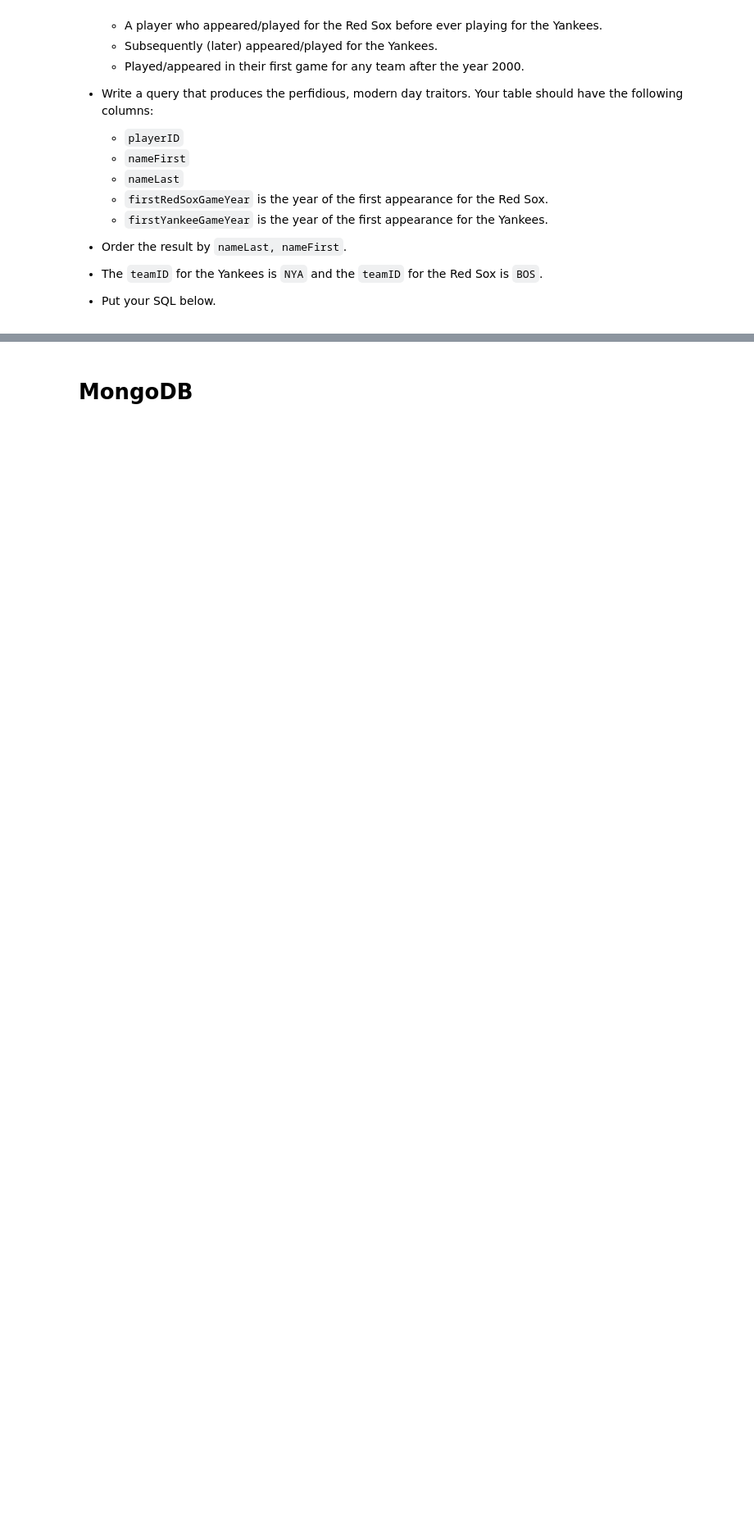
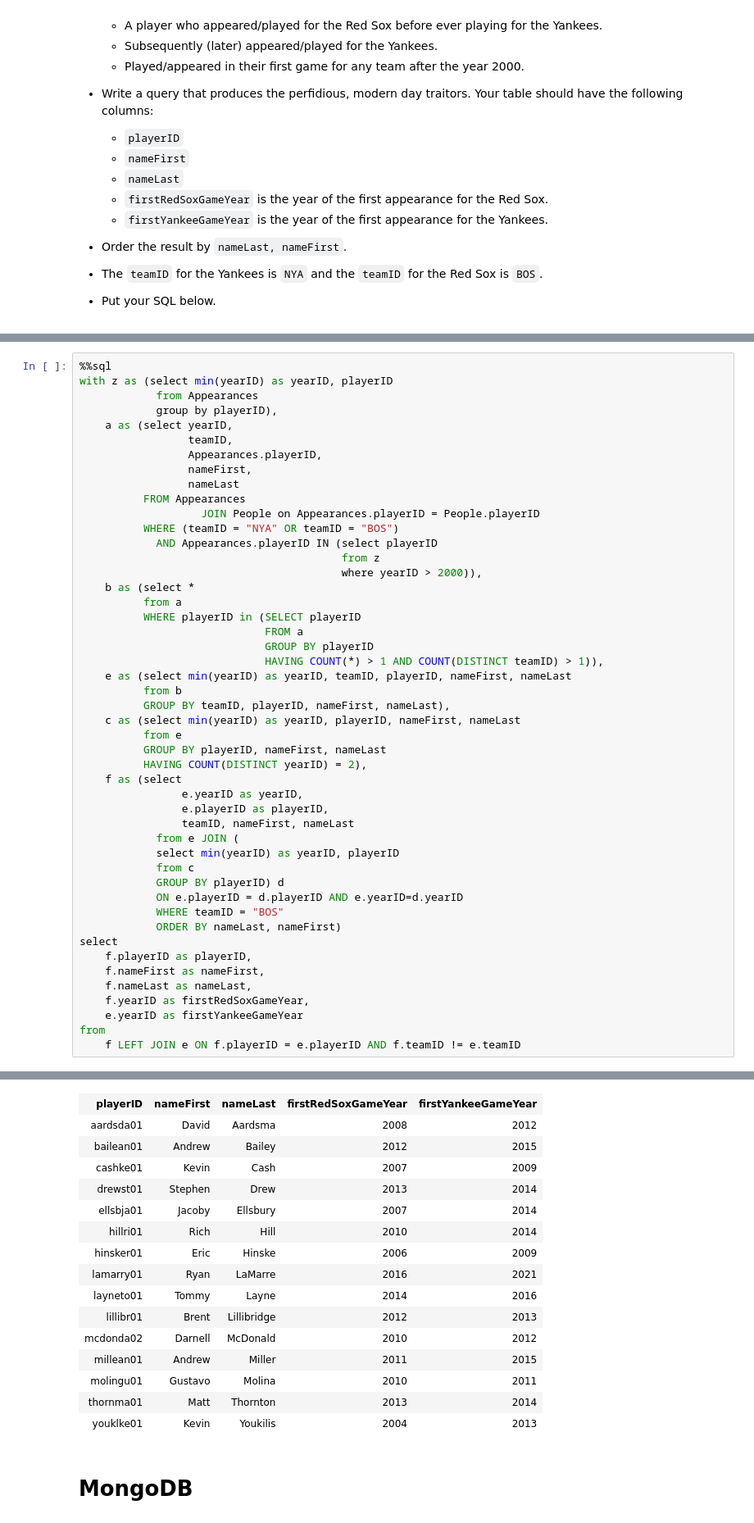
Before and after one commit to ChrisKye/CS4111_Final, a Jupyter notebook: practical/s23_w4111_final_exam.ipynb, the cells around one changed output, grey strips where cells are left out. Shown at 82% size. Cells and saved outputs as stored; diff of their text form; blank space fills up the shorter version.

```diff
--- a/practical/s23_w4111_final_exam.ipynb
+++ b/practical/s23_w4111_final_exam.ipynb
@@ -667,0 +675,49 @@ all_data_df
+# %%
+%%sql
+with z as (select min(yearID) as yearID, playerID
+            from Appearances
+            group by playerID),
+    a as (select yearID,
+                 teamID,
+                 Appearances.playerID,
+                 nameFirst,
+                 nameLast
+          FROM Appearances
+                   JOIN People on Appearances.playerID = People.playerID
+          WHERE (teamID = "NYA" OR teamID = "BOS")
+            AND Appearances.playerID IN (select playerID
+                                         from z
+                                         where yearID > 2000)),
+    b as (select *
+          from a
+          WHERE playerID in (SELECT playerID
+                             FROM a
+                             GROUP BY playerID
+                             HAVING COUNT(*) > 1 AND COUNT(DISTINCT teamID) > 1)),
+    e as (select min(yearID) as yearID, teamID, playerID, nameFirst, nameLast
+          from b
+          GROUP BY teamID, playerID, nameFirst, nameLast),
+    c as (select min(yearID) as yearID, playerID, nameFirst, nameLast
+          from e
+          GROUP BY playerID, nameFirst, nameLast
+          HAVING COUNT(DISTINCT yearID) = 2),
+    f as (select
+                e.yearID as yearID,
+                e.playerID as playerID,
+                teamID, nameFirst, nameLast
+            from e JOIN (
+            select min(yearID) as yearID, playerID
+            from c
+            GROUP BY playerID) d
+            ON e.playerID = d.playerID AND e.yearID=d.yearID
+            WHERE teamID = "BOS"
+            ORDER BY nameLast, nameFirst)
+select
+    f.playerID as playerID,
+    f.nameFirst as nameFirst,
+    f.nameLast as nameLast,
+    f.yearID as firstRedSoxGameYear,
+    e.yearID as firstYankeeGameYear
+from
+    f LEFT JOIN e ON f.playerID = e.playerID AND f.teamID != e.teamID
+# %% [output]
@@ -668,3 +726,19 @@ all_data_df
+| playerID | nameFirst | nameLast | firstRedSoxGameYear | firstYankeeGameYear |
+| aardsda01 | David | Aardsma | 2008 | 2012 |
+| bailean01 | Andrew | Bailey | 2012 | 2015 |
+| cashke01 | Kevin | Cash | 2007 | 2009 |
+| drewst01 | Stephen | Drew | 2013 | 2014 |
+| ellsbja01 | Jacoby | Ellsbury | 2007 | 2014 |
+| hillri01 | Rich | Hill | 2010 | 2014 |
+| hinsker01 | Eric | Hinske | 2006 | 2009 |
+| lamarry01 | Ryan | LaMarre | 2016 | 2021 |
+| layneto01 | Tommy | Layne | 2014 | 2016 |
+| lillibr01 | Brent | Lillibridge | 2012 | 2013 |
+| mcdonda02 | Darnell | McDonald | 2010 | 2012 |
+| millean01 | Andrew | Miller | 2011 | 2015 |
+| molingu01 | Gustavo | Molina | 2010 | 2011 |
+| thornma01 | Matt | Thornton | 2013 | 2014 |
+| youklke01 | Kevin | Youkilis | 2004 | 2013 |
 # %% [markdown]
 # MongoDB
 # %% [markdown]
```
Also changed, not shown: parts of 6 cells of this notebook, 1 other file.
